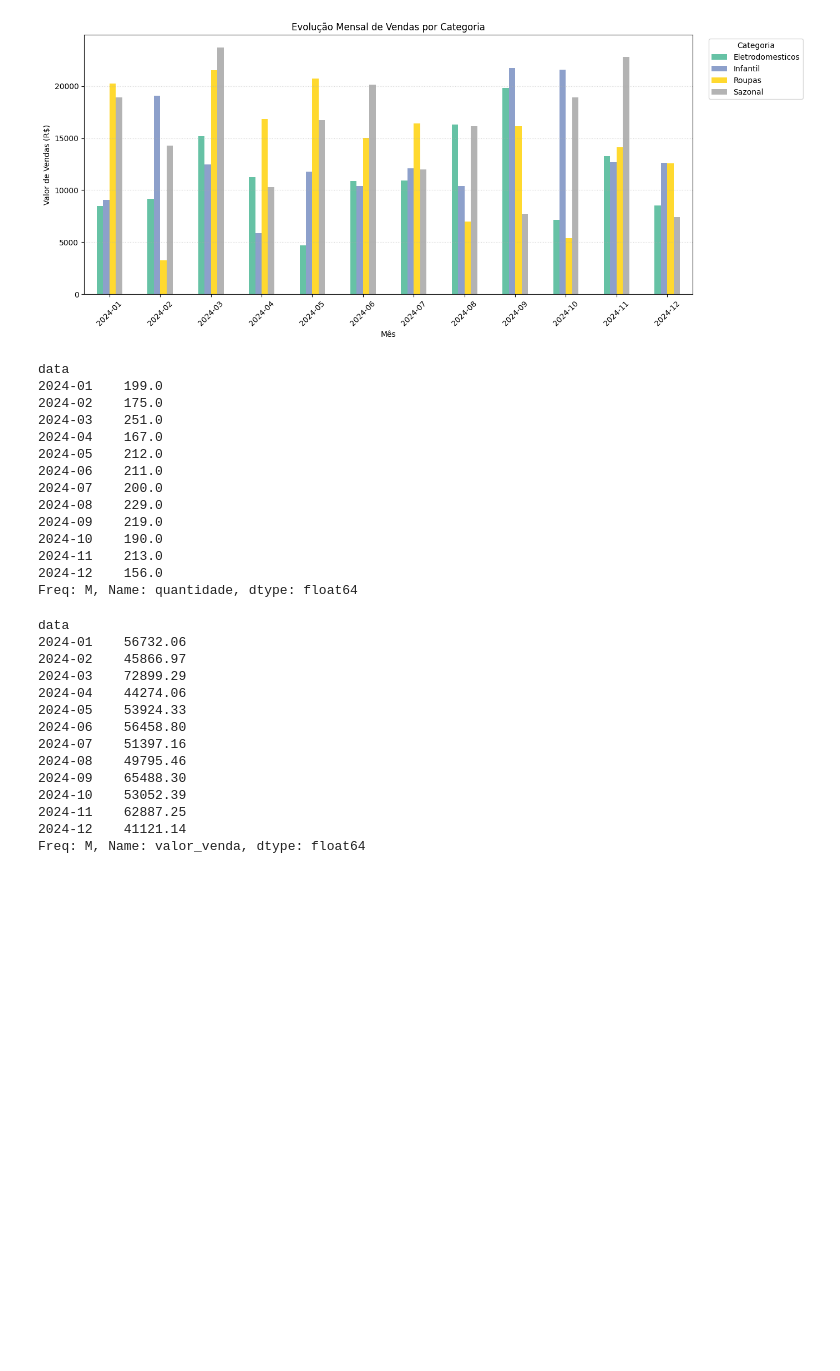
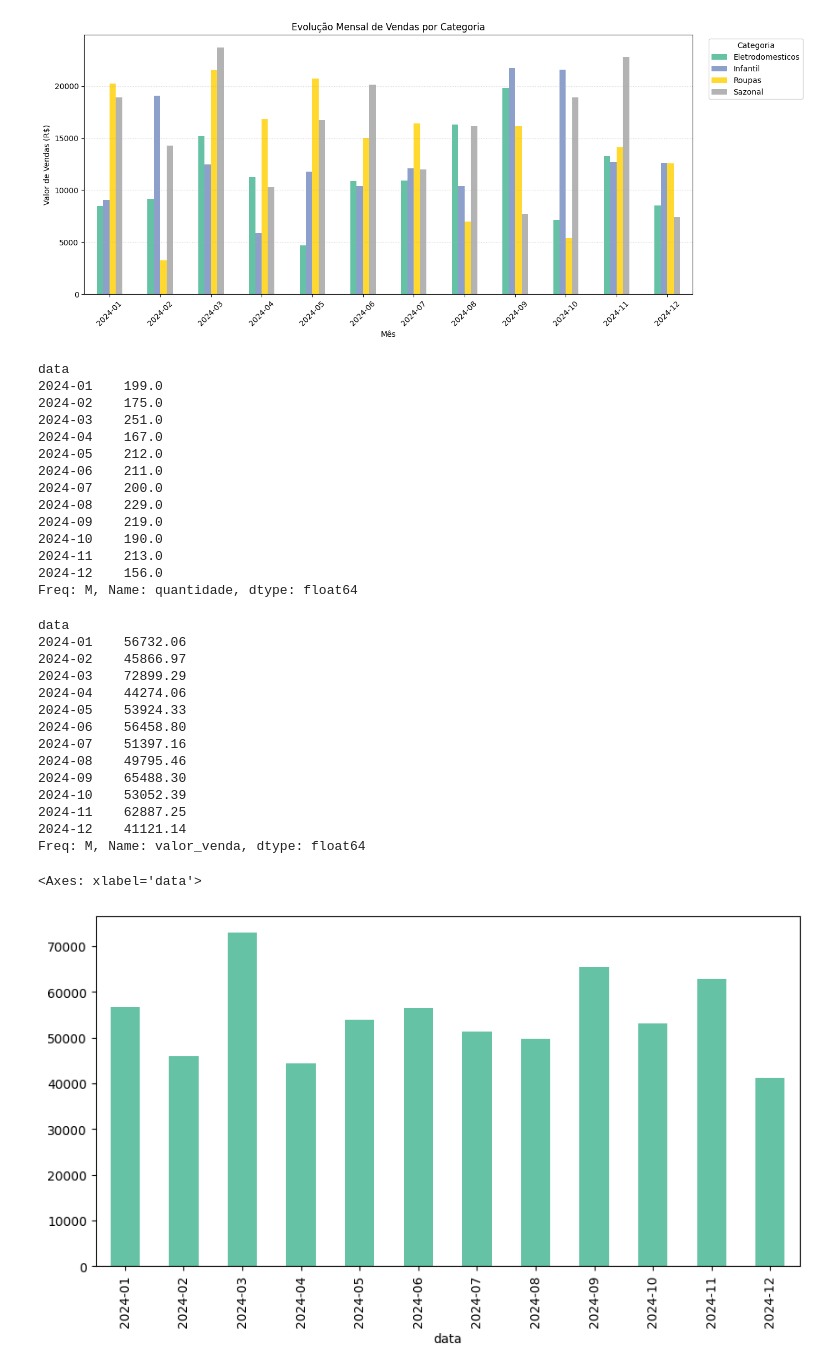
Before and after one commit to IIIgorMoura/PY-tratamento_analise_dados, a Jupyter notebook: main.ipynb, the cells around one changed output. Cells and saved outputs as stored; diff of their text form; code cells hidden in the pictures; blank space fills up the shorter version.

Commit message:
plots finalizadas

```diff
--- a/main.ipynb
+++ b/main.ipynb
@@ -312,32 +312,38 @@ Freq: M, Name: valor_venda, dtype: float64
 soma_mensal_quantidade = df.groupby(df['data'].dt.to_period('M'))['quantidade'].sum()
 soma_mensal_valor = df.groupby(df['data'].dt.to_period('M'))['valor_venda'].sum()
 display(soma_mensal_quantidade, soma_mensal_valor)
+
+soma_mensal_quantidade.plot(kind='bar', figsize=(10, 5), colormap='Set2')
+
+soma_mensal_valor.plot(kind='bar', figsize=(10, 5), colormap='Set2')
 # %% [output]
 data
 2024-01    199.0
 2024-02    175.0
 2024-03    251.0
 2024-04    167.0
 2024-05    212.0
 2024-06    211.0
 2024-07    200.0
 2024-08    229.0
 2024-09    219.0
 2024-10    190.0
 2024-11    213.0
 2024-12    156.0
 Freq: M, Name: quantidade, dtype: float64
 data
 2024-01    56732.06
 2024-02    45866.97
 2024-03    72899.29
 2024-04    44274.06
 2024-05    53924.33
 2024-06    56458.80
 2024-07    51397.16
 2024-08    49795.46
 2024-09    65488.30
 2024-10    53052.39
 2024-11    62887.25
 2024-12    41121.14
 Freq: M, Name: valor_venda, dtype: float64
+<Axes: xlabel='data'>
+[figure, added]
```
Also changed, not shown: parts of 4 cells of this notebook, 1 other file.
